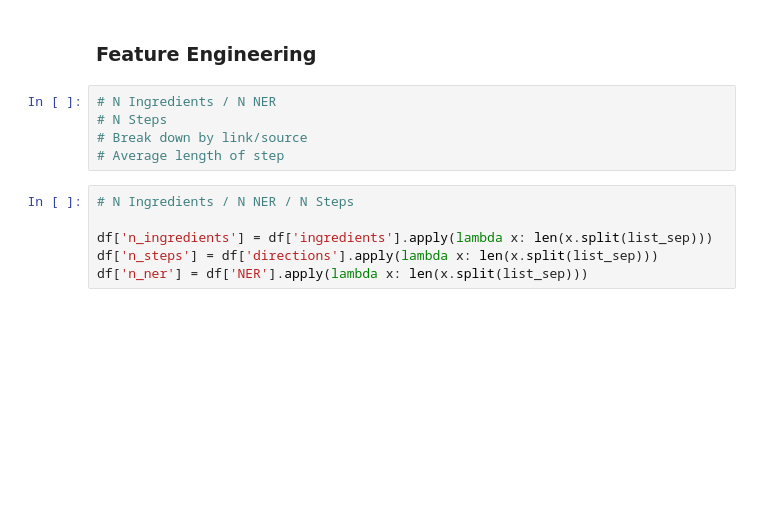
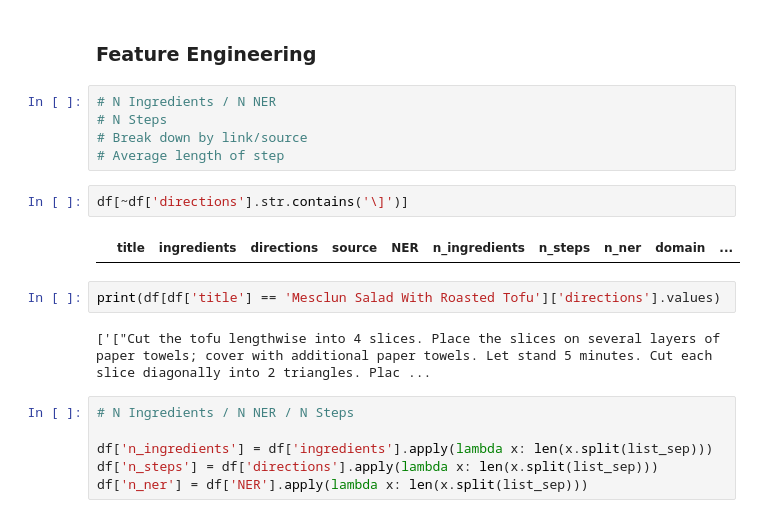
Before and after one commit to dcosta224/recipe-266-project, a Jupyter notebook: RecipeNLG/recipe_eda.ipynb, the cells around one changed output. Saved outputs shown, nothing was run; the diff lists cells and outputs as text; blank space fills up the shorter version.

```diff
--- a/RecipeNLG/recipe_eda.ipynb
+++ b/RecipeNLG/recipe_eda.ipynb
@@ -182,6 +182,14 @@ Size of cleaned dataset: 2047615
 # N Steps
 # Break down by link/source
 # Average length of step
+# %%
+df[~df['directions'].str.contains('\]')]
+# %% [output]
+|  | title | ingredients | directions | source | NER | n_ingredients | n_steps | n_ner | domain | ... |
+# %%
+print(df[df['title'] == 'Mesclun Salad With Roasted Tofu']['directions'].values)
+# %% [output]
+['["Cut the tofu lengthwise into 4 slices. Place the slices on several layers of paper towels; cover with additional paper towels. Let stand 5 minutes. Cut each slice diagonally into 2 triangles. Plac ...
 # %%
 # N Ingredients / N NER / N Steps
 
```
Also changed, not shown: parts of 21 cells of this notebook, 1 other file.
